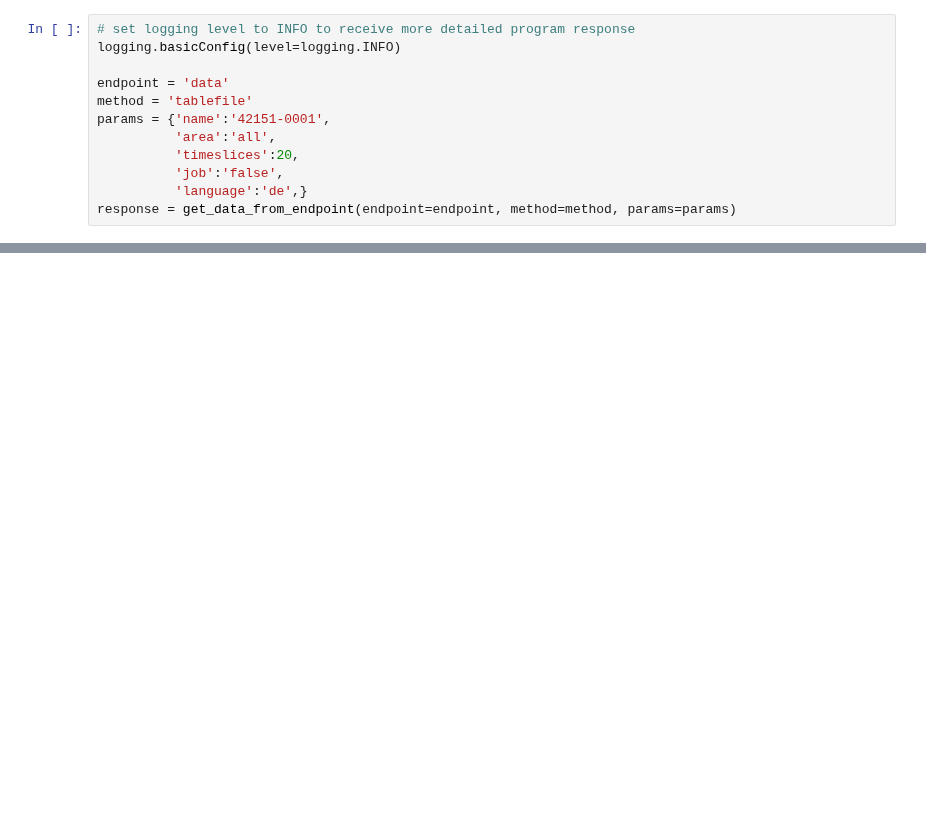
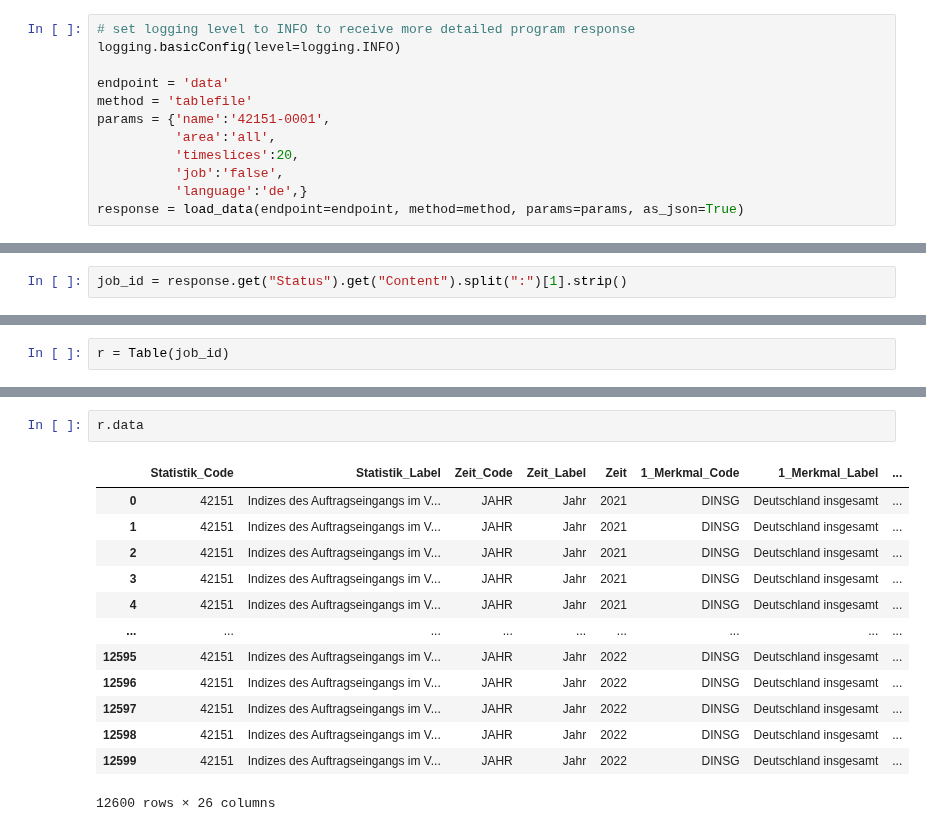
Before and after one commit to CorrelAid/genesis-python, a Jupyter notebook: nb/jobs.ipynb, the cells around one changed output, grey strips where cells are left out. Cells and saved outputs as stored; diff of their text form; blank space fills up the shorter version.

```diff
--- a/nb/jobs.ipynb
+++ b/nb/jobs.ipynb
@@ -18,4 +17,4 @@ params = {'name':'42151-0001',
           'timeslices':20,
           'job':'false',
           'language':'de',}
-response = get_data_from_endpoint(endpoint=endpoint, method=method, params=params)
+response = load_data(endpoint=endpoint, method=method, params=params, as_json=True)
@@ -27,0 +29,2 @@ print(response)
+# %%
+job_id = response.get("Status").get("Content").split(":")[1].strip()
@@ -27,0 +77,2 @@ print(response)
+# %%
+r = Table(job_id)
@@ -27,0 +103,16 @@ print(response)
+# %%
+r.data
+# %% [output]
+|  | Statistik_Code | Statistik_Label | Zeit_Code | Zeit_Label | Zeit | 1_Merkmal_Code | 1_Merkmal_Label | ... |
+| 0 | 42151 | Indizes des Auftragseingangs im V... | JAHR | Jahr | 2021 | DINSG | Deutschland insgesamt | ... |
+| 1 | 42151 | Indizes des Auftragseingangs im V... | JAHR | Jahr | 2021 | DINSG | Deutschland insgesamt | ... |
+| 2 | 42151 | Indizes des Auftragseingangs im V... | JAHR | Jahr | 2021 | DINSG | Deutschland insgesamt | ... |
+| 3 | 42151 | Indizes des Auftragseingangs im V... | JAHR | Jahr | 2021 | DINSG | Deutschland insgesamt | ... |
+| 4 | 42151 | Indizes des Auftragseingangs im V... | JAHR | Jahr | 2021 | DINSG | Deutschland insgesamt | ... |
+| ... | ... | ... | ... | ... | ... | ... | ... | ... |
+| 12595 | 42151 | Indizes des Auftragseingangs im V... | JAHR | Jahr | 2022 | DINSG | Deutschland insgesamt | ... |
+| 12596 | 42151 | Indizes des Auftragseingangs im V... | JAHR | Jahr | 2022 | DINSG | Deutschland insgesamt | ... |
+| 12597 | 42151 | Indizes des Auftragseingangs im V... | JAHR | Jahr | 2022 | DINSG | Deutschland insgesamt | ... |
+| 12598 | 42151 | Indizes des Auftragseingangs im V... | JAHR | Jahr | 2022 | DINSG | Deutschland insgesamt | ... |
+| 12599 | 42151 | Indizes des Auftragseingangs im V... | JAHR | Jahr | 2022 | DINSG | Deutschland insgesamt | ... |
+12600 rows × 26 columns
```
Also changed, not shown: parts of 15 cells of this notebook, 2 other files.
